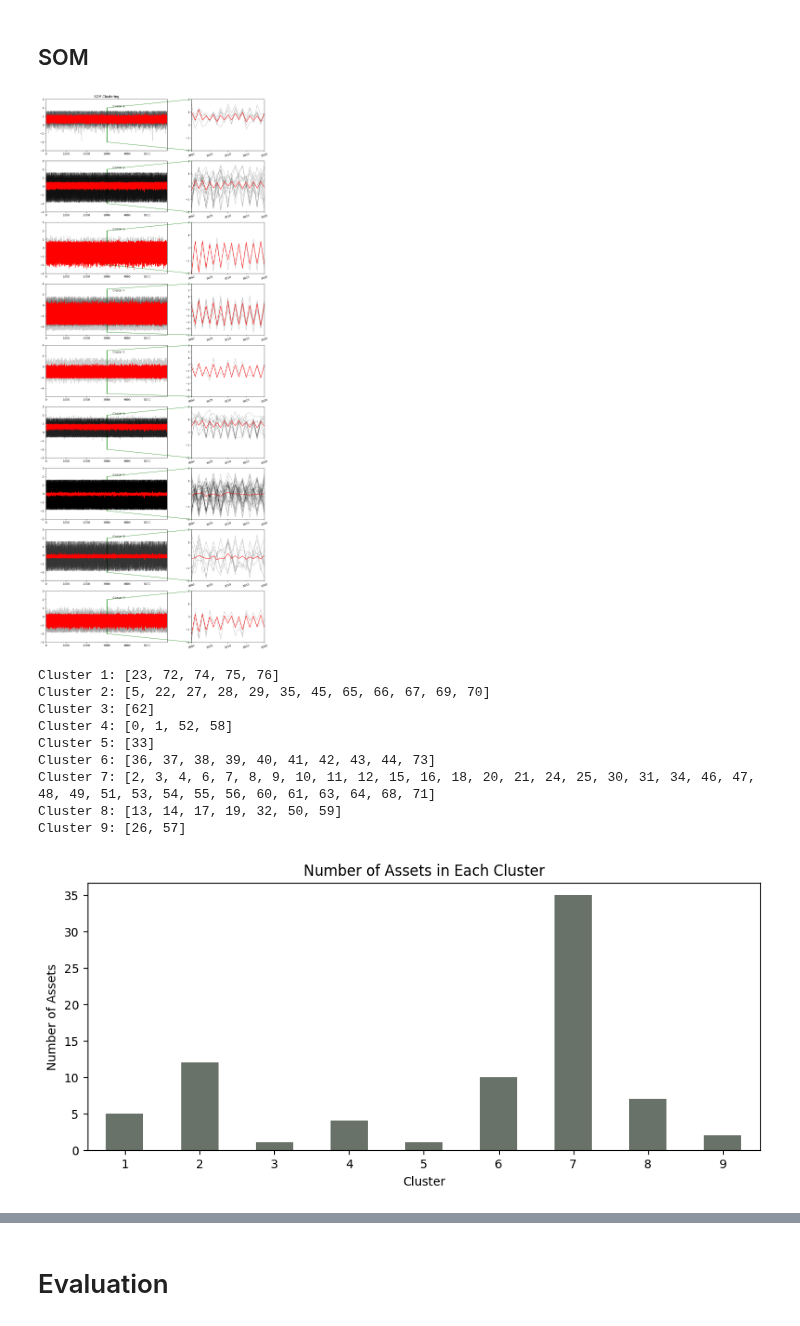
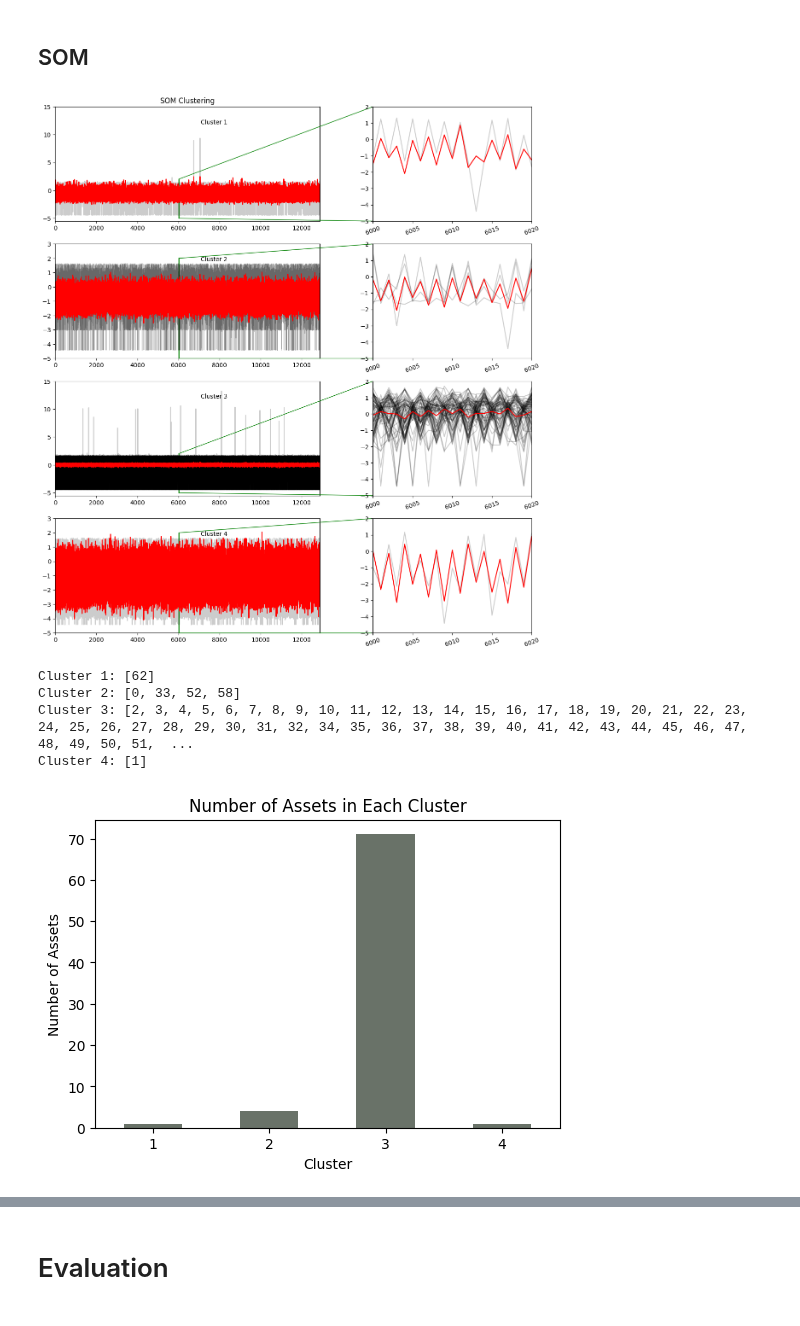
Before and after one commit to sarabreu/thesis_dev, a Jupyter notebook: 5_time_series_clustering/indiv_vars/solar/raw/temperature/raw_solar.ipynb, the cells around one changed output, grey strips where cells are left out. Saved outputs shown, nothing was run; the diff lists cells and outputs as text; code cells hidden in the pictures.

```diff
--- a/5_time_series_clustering/indiv_vars/solar/raw/temperature/raw_solar.ipynb
+++ b/5_time_series_clustering/indiv_vars/solar/raw/temperature/raw_solar.ipynb
@@ -24,7 +24,7 @@ my_colors = ['#88292F', '#697268', '#12355B', '#D7816A', '#e8da6f', '#c33b43',
                '#FF7B9C', '#66A182', '#94849B', '#ACD8AA', '#F48498', '#B30089']
 custom_cmap = LinearSegmentedColormap.from_list('custom_cmap', my_colors)
 # %%
-df_solar_satellite = pd.read_csv('../../../../../1_data_analysis_and_preproc/intermediate/solar/solar_satellite_merged.csv')
+df_solar_satellite = pd.read_csv('../../../../../1_data_analysis_and_preproc/intermediate/solar/solar_satellite_merged_raw.csv')
 # %%
 df_solar_satellite.head()
 # %% [output]
@@ -397,13 +399,13 @@ def zoom_in_plot(X_train, y_pred, cluster_centers, sz, title:str, num_clusters,
 # Euclidean k-means
 print("Euclidean k-means")
 
-num_clusters = 4
+num_clusters = 3
 
 km = TimeSeriesKMeans(n_clusters=num_clusters, verbose=True, random_state=seed)
 y_pred_euclidean = km.fit_predict(train_pca)
 
 cluster_centers_reshaped = km.cluster_centers_.reshape(num_clusters, 2)
 
-zoom_in_plot(X_train, y_pred_euclidean, cluster_centers_reshaped, sz, 'k-Means with Euclidean Distance Metric', num_clusters=num_clusters, chosen=[1])
+zoom_in_plot(X_train, y_pred_euclidean, cluster_centers_reshaped, sz, 'k-Means with Euclidean Distance Metric', num_clusters=num_clusters, chosen=[0])
 # %% [output]
 Euclidean k-means
@@ -666,7 +661,7 @@ merged_df.to_csv('results_raw_solar_soft_dtw.csv', index = False)
 # %% [markdown]
 ## SOM
 # %%
-som_x = som_y = math.ceil(math.sqrt(math.sqrt(len(X_train))))
+som_x = som_y = math.ceil(math.sqrt(num_clusters))
 # %%
 som = MiniSom(som_x, som_y,len(train_pca[0]), sigma=0.1, learning_rate = 1)
 
@@ -690,9 +685,9 @@ y_pred_som = np.array(cluster_df["Cluster"])
 num_clusters = len(cluster_df['Cluster'].unique())
 # %%
 # Assuming you have a function zoom_in_plot defined for plotting
-zoom_in_plot(X_train, y_pred_som, cluster_centers_reshaped, sz, 'SOM Clustering', num_clusters=num_clusters, som=True, chosen = [3, 4])
+zoom_in_plot(X_train, y_pred_som, cluster_centers_reshaped, sz, 'SOM Clustering', num_clusters=num_clusters, som=True, chosen = [0, 2])
 # %% [output]
-[figure, old version]
+[figure, new version]
 # %%
 assets_per_cluster_som = pd.DataFrame()
 
@@ -705,29 +700,24 @@ assets_clusters = assets_per_cluster_som.groupby('cluster_label')['asset_id']
 for cluster, assets in assets_clusters:
     print(f"Cluster {cluster}: {assets.index.tolist()}")
 # %% [output]
-Cluster 1: [23, 72, 74, 75, 76]
-Cluster 2: [5, 22, 27, 28, 29, 35, 45, 65, 66, 67, 69, 70]
-Cluster 3: [62]
-Cluster 4: [0, 1, 52, 58]
-Cluster 5: [33]
-Cluster 6: [36, 37, 38, 39, 40, 41, 42, 43, 44, 73]
-Cluster 7: [2, 3, 4, 6, 7, 8, 9, 10, 11, 12, 15, 16, 18, 20, 21, 24, 25, 30, 31, 34, 46, 47, 48, 49, 51, 53, 54, 55, 56, 60, 61, 63, 64, 68, 71]
-Cluster 8: [13, 14, 17, 19, 32, 50, 59]
-Cluster 9: [26, 57]
+Cluster 1: [62]
+Cluster 2: [0, 33, 52, 58]
+Cluster 3: [2, 3, 4, 5, 6, 7, 8, 9, 10, 11, 12, 13, 14, 15, 16, 17, 18, 19, 20, 21, 22, 23, 24, 25, 26, 27, 28, 29, 30, 31, 32, 34, 35, 36, 37, 38, 39, 40, 41, 42, 43, 44, 45, 46, 47, 48, 49, 50, 51,  ...
+Cluster 4: [1]
 # %%
 # Group assets by cluster and count the number of assets in each cluster
 cluster_counts = assets_per_cluster_som['cluster_label'].value_counts().sort_index()
 
 # Plot the number of assets in each cluster
-plt.figure(figsize=(10, 4))
+plt.figure(figsize=(6, 4))
 cluster_counts.plot(kind='bar', color=my_colors[1])
 plt.xlabel('Cluster')
 plt.ylabel('Number of Assets')
 plt.title('Number of Assets in Each Cluster')
 plt.xticks(rotation=0)
 plt.show()
 # %% [output]
-[figure, old version]
+[figure, new version]
 # %%
 cluster_counts = assets_per_cluster_som['cluster_label'].value_counts().sort_index()
 
```
Also changed, not shown: parts of 28 cells of this notebook, 8 other files.
